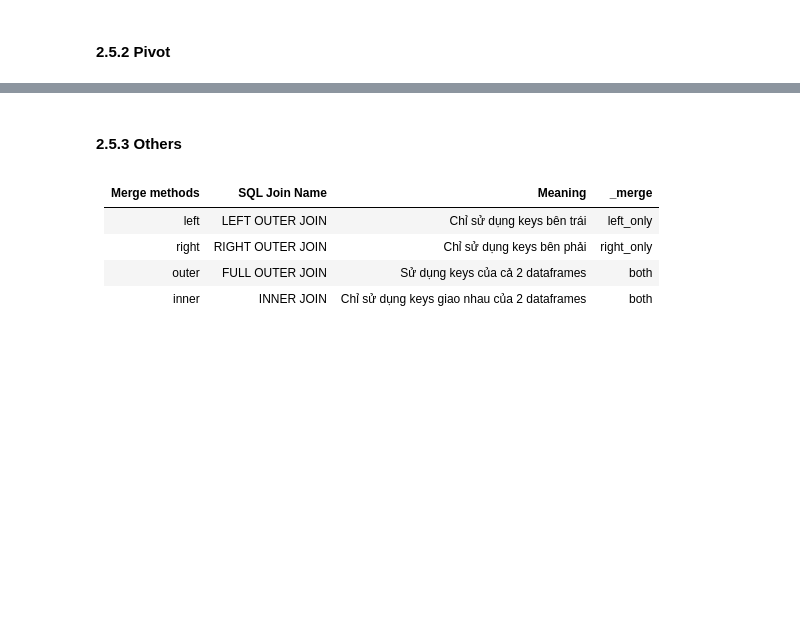
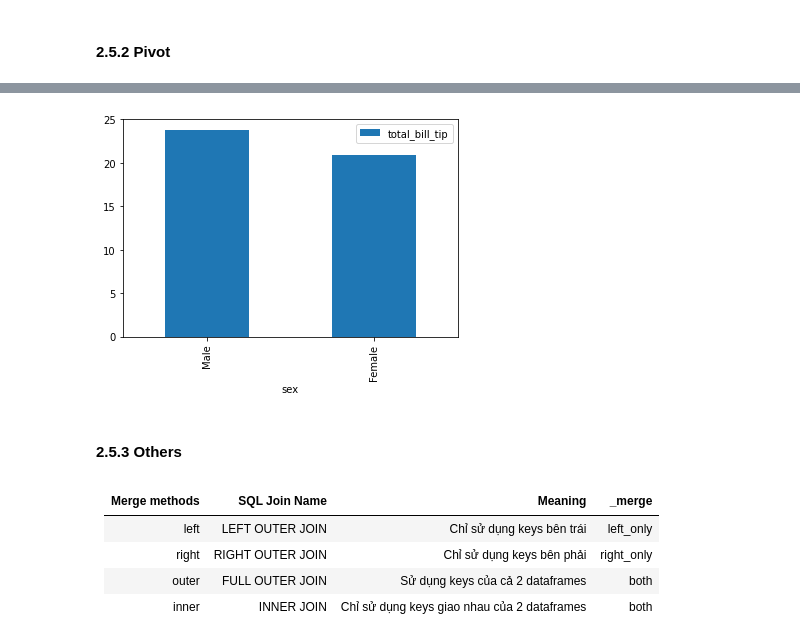
Before and after one commit to honghanhh/mci_python_33a8_l1, a Jupyter notebook: Live Slides/Live Lecture 5/maict_Live_Lecture_05.ipynb, the cells around one changed output, grey strips where cells are left out. Cells and saved outputs as stored; diff of their text form; code cells hidden in the pictures; blank space fills up the shorter version.

```diff
--- a/Live Slides/Live Lecture 5/maict_Live_Lecture_05.ipynb
+++ b/Live Slides/Live Lecture 5/maict_Live_Lecture_05.ipynb
@@ -215,0 +415,4 @@ Chọn 1 cell:
+# %%
+tips_df.pivot_table(values='total_bill_tip',index='sex',aggfunc='mean').plot(kind='bar');
+# %% [output]
+[figure, added]
```
Also changed, not shown: parts of 33 cells of this notebook.
